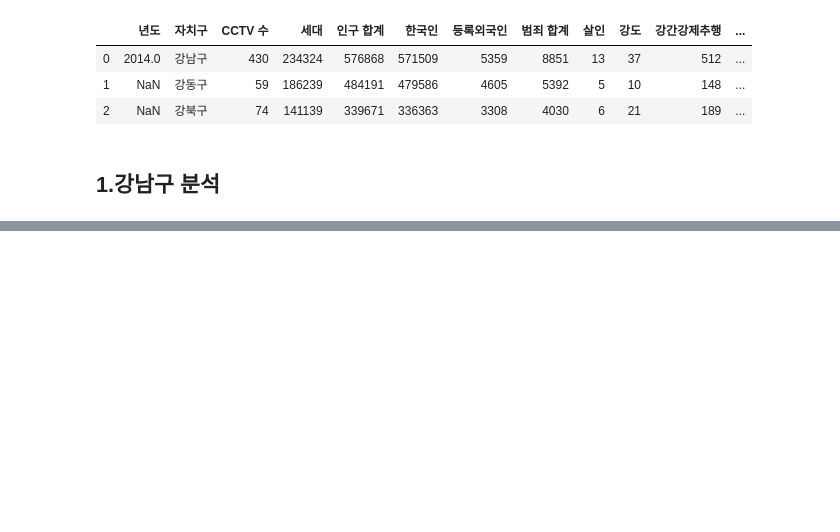
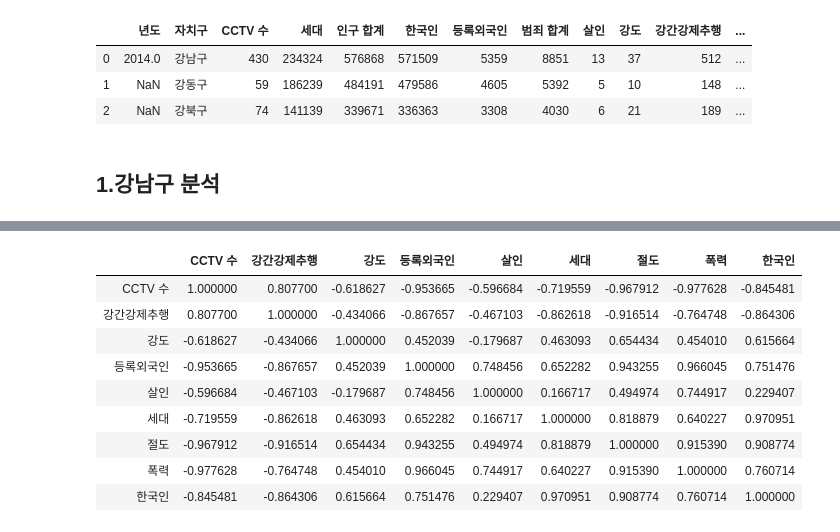
Before and after one commit to madfalc0n/Image-analysis-and-develope, a Jupyter notebook: project/main/1.Exploratory_Data_Analysis.ipynb, the cells around one changed output, grey strips where cells are left out. Saved outputs shown, nothing was run; the diff lists cells and outputs as text; code cells hidden in the pictures; blank space fills up the shorter version.

```diff
--- a/project/main/1.Exploratory_Data_Analysis.ipynb
+++ b/project/main/1.Exploratory_Data_Analysis.ipynb
@@ -55,0 +92,13 @@ gdf
+# %%
+gdf[['CCTV 수', '강간강제추행', '강도', '등록외국인', '살인', '세대', '절도','폭력', '한국인']].corr()
+# %% [output]
+|  | CCTV 수 | 강간강제추행 | 강도 | 등록외국인 | 살인 | 세대 | 절도 | 폭력 | 한국인 |
+| CCTV 수 | 1.000000 | 0.807700 | -0.618627 | -0.953665 | -0.596684 | -0.719559 | -0.967912 | -0.977628 | -0.845481 |
+| 강간강제추행 | 0.807700 | 1.000000 | -0.434066 | -0.867657 | -0.467103 | -0.862618 | -0.916514 | -0.764748 | -0.864306 |
+| 강도 | -0.618627 | -0.434066 | 1.000000 | 0.452039 | -0.179687 | 0.463093 | 0.654434 | 0.454010 | 0.615664 |
+| 등록외국인 | -0.953665 | -0.867657 | 0.452039 | 1.000000 | 0.748456 | 0.652282 | 0.943255 | 0.966045 | 0.751476 |
+| 살인 | -0.596684 | -0.467103 | -0.179687 | 0.748456 | 1.000000 | 0.166717 | 0.494974 | 0.744917 | 0.229407 |
+| 세대 | -0.719559 | -0.862618 | 0.463093 | 0.652282 | 0.166717 | 1.000000 | 0.818879 | 0.640227 | 0.970951 |
+| 절도 | -0.967912 | -0.916514 | 0.654434 | 0.943255 | 0.494974 | 0.818879 | 1.000000 | 0.915390 | 0.908774 |
+| 폭력 | -0.977628 | -0.764748 | 0.454010 | 0.966045 | 0.744917 | 0.640227 | 0.915390 | 1.000000 | 0.760714 |
+| 한국인 | -0.845481 | -0.864306 | 0.615664 | 0.751476 | 0.229407 | 0.970951 | 0.908774 | 0.760714 | 1.000000 |
```
Also changed, not shown: parts of 4 cells of this notebook.
